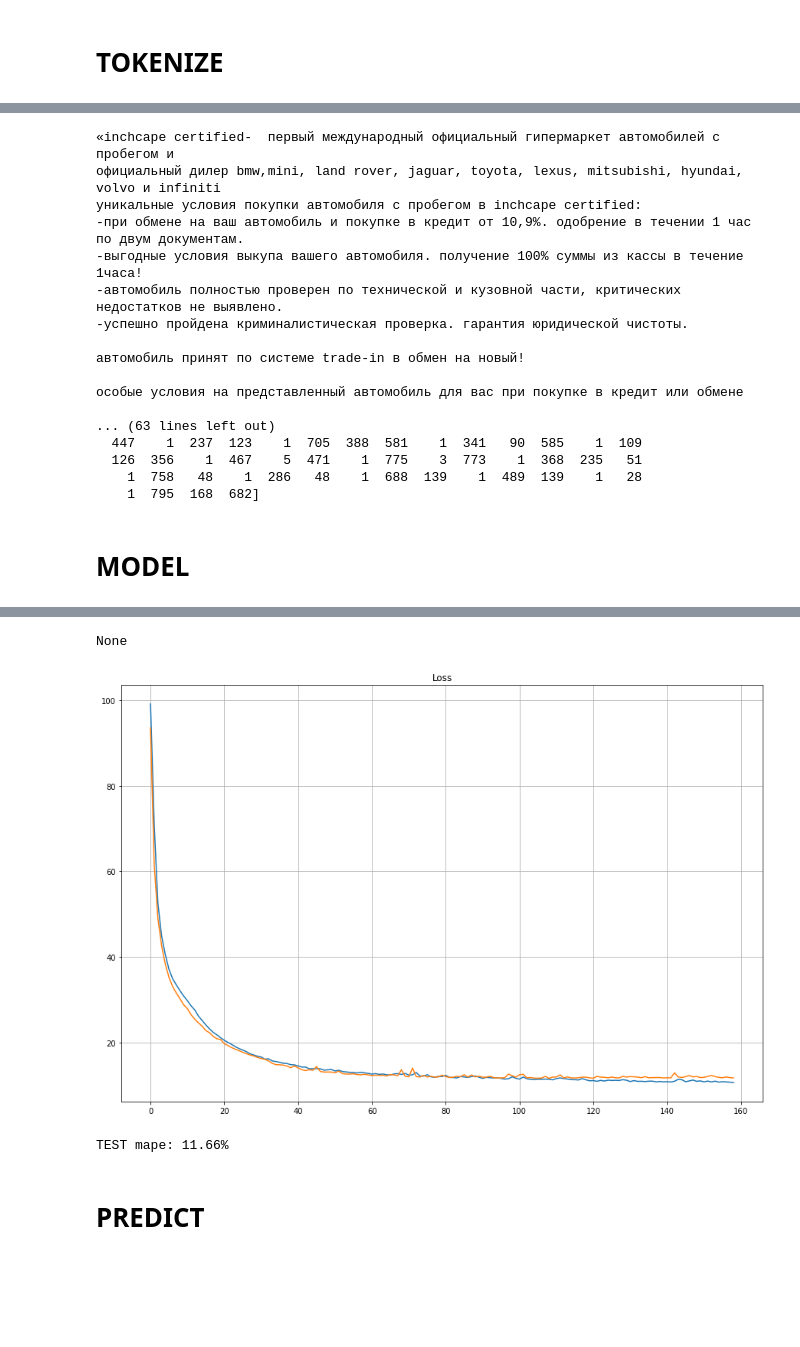
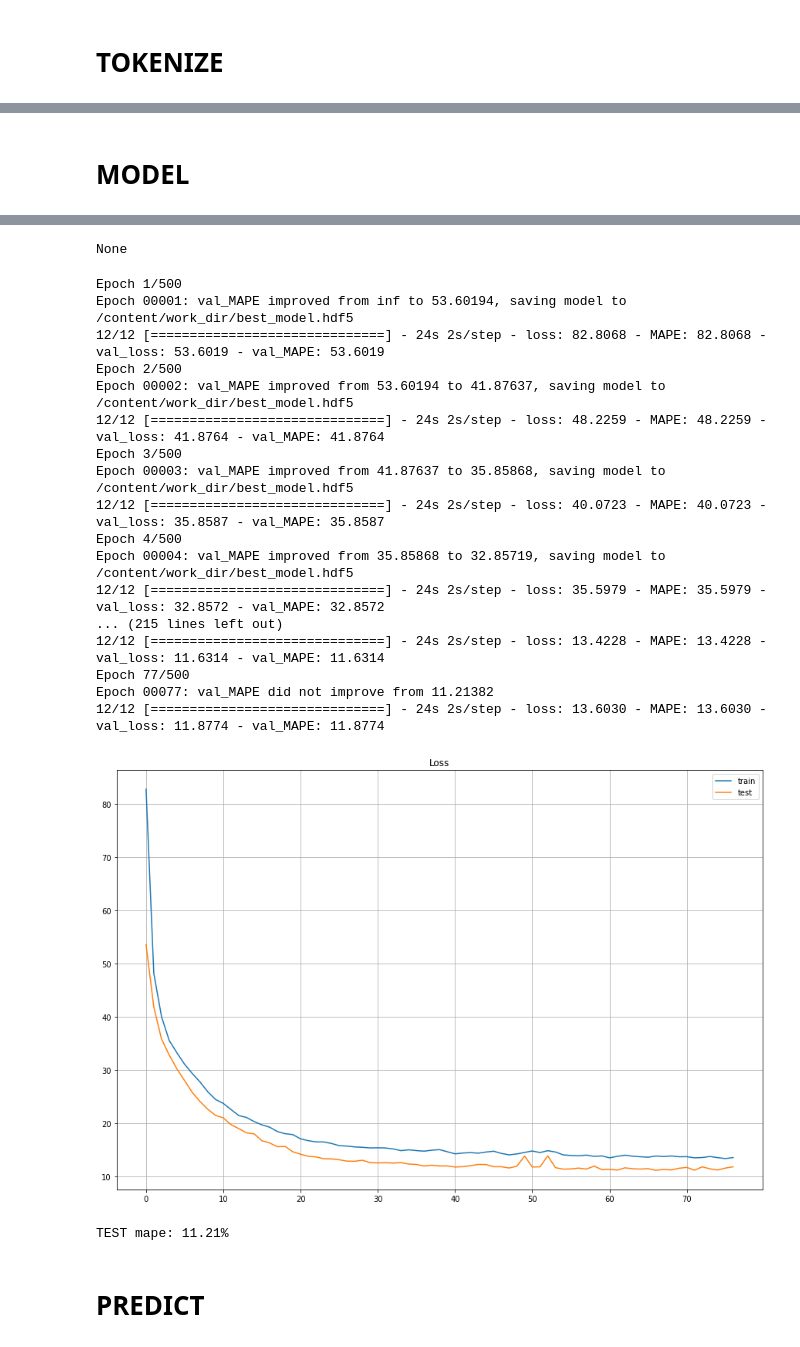
Before and after one commit to alxkzncoff/car_price_prediction_ml_dl, a Jupyter notebook: model/multi_input_nlp.ipynb, the cells around one changed output, grey strips where cells are left out. Saved outputs shown, nothing was run; the diff lists cells and outputs as text; code cells hidden in the pictures; blank space fills up the shorter version.

```diff
--- a/model/multi_input_nlp.ipynb
+++ b/model/multi_input_nlp.ipynb
@@ -135,0 +268,23 @@ text_sub = text_df.iloc[test.index]
+# %%
+  MAX_WORDS=1500
+# %%
+def bow_tfidf_2_grams(TEXT, TRAIN_DF, TEST_DF, SUB_DF):
+
+  tfidf_vectorizer=TfidfVectorizer(analyzer='word', ngram_range=(2,2), max_features=MAX_WORDS, use_idf=True, smooth_idf=True)
+  tfidf_vectorizer_vectors=tfidf_vectorizer.fit(TEXT)
+
+  train_tfidf = tfidf_vectorizer.transform(TRAIN_DF)
+  test_tfidf = tfidf_vectorizer.transform(TEST_DF)
+  text_sub_tfidf = tfidf_vectorizer.transform(SUB_DF)
+
+  print(train_tfidf.shape, test_tfidf.shape, text_sub_tfidf.shape, )
+
+  text_df_transform = tfidf_vectorizer.transform(text_df)
+
+  train=train_tfidf.todense()
+  test=test_tfidf.todense()
+  sub=text_sub_tfidf.todense()
+
+  return train, test, sub, text_df_transform
+# %%
+train_tfidf, test_tfidf, text_sub_tfidf, text = bow_tfidf_2_grams(text_df, text_train, text_test, text_sub)
@@ -136,6 +316,6 @@ text_sub = text_df.iloc[test.index]
 # %%
-# The maximum number of words to be used. (most frequent)
-MAX_WORDS = 100000
-# Max number of words in each complaint.
-MAX_SEQUENCE_LENGTH = 256
+# # The maximum number of words to be used. (most frequent)
+# MAX_WORDS = 1000
+# # Max number of words in each complaint.
+# MAX_SEQUENCE_LENGTH = 256
 # %%
@@ -179,24 +346,6 @@ Wall time: 1.16 s
 # %%
-print(text_train.iloc[100])
-print(text_train_sequences[100])
+# print(text_train.iloc[0])
+# print(text_train_sequences[0])
-# %% [output]
-«inchcape certified-  первый международный официальный гипермаркет автомобилей с пробегом и
-официальный дилер bmw,mini, land rover, jaguar, toyota, lexus, mitsubishi, hyundai, volvo и infiniti
-уникальные условия покупки автомобиля с пробегом в inchcape certified:
--при обмене на ваш автомобиль и покупке в кредит от 10,9%. одобрение в течении 1 час по двум документам.
--выгодные условия выкупа вашего автомобиля. получение 100% суммы из кассы в течение 1часа!
--автомобиль полностью проверен по технической и кузовной части, критических недостатков не выявлено.
--успешно пройдена криминалистическая проверка. гарантия юридической чистоты.
-
-автомобиль принят по системе trade-in в обмен на новый!
-
-особые условия на представленный автомобиль для вас при покупке в кредит или обмене
-
-... (63 lines left out)
-  447    1  237  123    1  705  388  581    1  341   90  585    1  109
-  126  356    1  467    5  471    1  775    3  773    1  368  235   51
-    1  758   48    1  286   48    1  688  139    1  489  139    1   28
-    1  795  168  682]
 # %% [markdown]
 # MODEL
 # %%
@@ -275,3 +492,3 @@ def build_model(LR, EPOCHS, OPTIMIZER_TYPE):
 # %%
-model, checkpoint, earlystop, callbacks_list, history = build_model(LR=0.1, EPOCHS=1000, OPTIMIZER_TYPE='Adamax')
+model, checkpoint, earlystop, callbacks_list, history, test_predict_nn2 = build_model(LR=0.1, EPOCHS=500, OPTIMIZER_TYPE='Adamax')
 # %% [output]
@@ -293,8 +510,25 @@ Trainable params: 10,948,354
 Non-trainable params: 0
 __________________________________________________________________________________________________
 None
+Epoch 1/500
+Epoch 00001: val_MAPE improved from inf to 53.60194, saving model to /content/work_dir/best_model.hdf5
+12/12 [==============================] - 24s 2s/step - loss: 82.8068 - MAPE: 82.8068 - val_loss: 53.6019 - val_MAPE: 53.6019
+Epoch 2/500
+Epoch 00002: val_MAPE improved from 53.60194 to 41.87637, saving model to /content/work_dir/best_model.hdf5
+12/12 [==============================] - 24s 2s/step - loss: 48.2259 - MAPE: 48.2259 - val_loss: 41.8764 - val_MAPE: 41.8764
+Epoch 3/500
+Epoch 00003: val_MAPE improved from 41.87637 to 35.85868, saving model to /content/work_dir/best_model.hdf5
+12/12 [==============================] - 24s 2s/step - loss: 40.0723 - MAPE: 40.0723 - val_loss: 35.8587 - val_MAPE: 35.8587
+Epoch 4/500
+Epoch 00004: val_MAPE improved from 35.85868 to 32.85719, saving model to /content/work_dir/best_model.hdf5
+12/12 [==============================] - 24s 2s/step - loss: 35.5979 - MAPE: 35.5979 - val_loss: 32.8572 - val_MAPE: 32.8572
+... (215 lines left out)
+12/12 [==============================] - 24s 2s/step - loss: 13.4228 - MAPE: 13.4228 - val_loss: 11.6314 - val_MAPE: 11.6314
+Epoch 77/500
+Epoch 00077: val_MAPE did not improve from 11.21382
+12/12 [==============================] - 24s 2s/step - loss: 13.6030 - MAPE: 13.6030 - val_loss: 11.8774 - val_MAPE: 11.8774
-[figure, old version]
+[figure, new version]
-TEST mape: 11.66%
+TEST mape: 11.21%
 # %% [markdown]
 # PREDICT
 # %%
```
Also changed, not shown: parts of 33 cells of this notebook.
